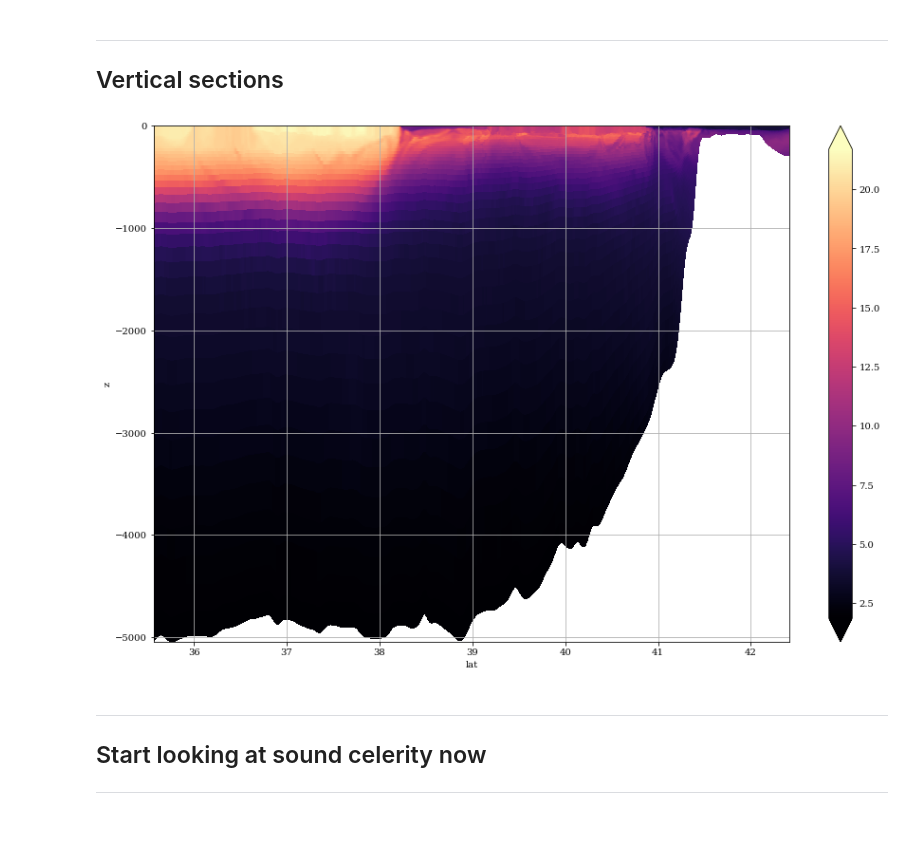
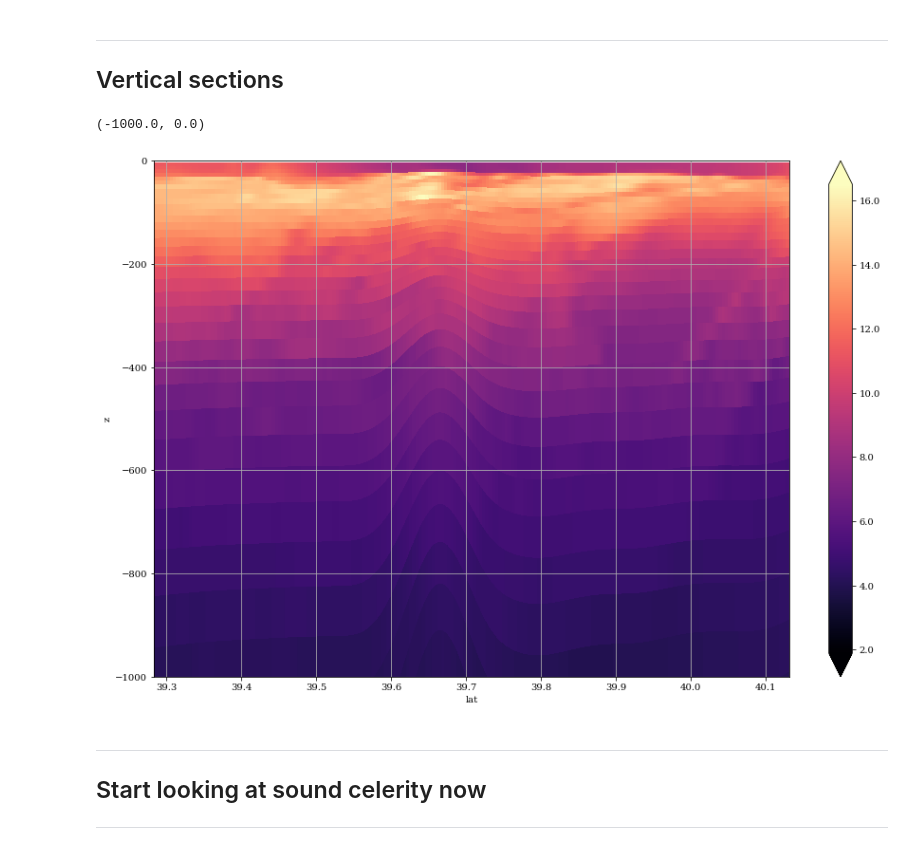
Before and after one commit to apatlpo/cognac, a Jupyter notebook: flow/celerity_maps_zoom.ipynb, the cells around one changed output. Drawn from its saved outputs; the diff is of its cells as text; code cells hidden in the pictures.

```diff
--- a/flow/celerity_maps_zoom.ipynb
+++ b/flow/celerity_maps_zoom.ipynb
@@ -19,7 +19,8 @@ from utils import *
 # load grid info
 grd = grid()
 
-zgrd = grd[100:150,100:200]
+di=200
+zgrd = grd[900:900+di,800:800+di]
 
 # output files
 ofiles = sorted(glob(grd._datadir+'*avg*.nc'))
@@ -95,0 +102,25 @@ Text(0.5,1,u'surface temperature [degC]')
+# %%
+crs = ccrs.PlateCarree()
+
+fig=plt.figure(figsize=(15,10))
+#
+ax=plt.axes(projection=crs)
+ax.set_extent(zgrd.hextent, crs)
+gl=ax.gridlines(crs=crs,draw_labels=True)
+gl.xlabels_top = False
+ax.coastlines(resolution='50m')
+#
+it = 0
+iz = -1
+ilon = zgrd.Lp/2  # used for vertical slices
+toplt = T[it,iz,zgrd.ij[0],zgrd.ij[1]]
+# should probably mask T
+cmap = plt.get_cmap('magma')
+im = ax.pcolormesh(zgrd.lon_rho,zgrd.lat_rho,toplt,
+                   vmin=toplt.min(),vmax=toplt.max(),
+                   cmap=cmap)
+cbar = plt.colorbar(im, format='%.1f', extend='both')
+ax.set_title('surface temperature [degC]')
+#grd.plot_domain(ax,color='black',lw=2)
+zgrd.plot_domain(ax,color='white',lw=2)
+#plt.savefig('figs/T_hmap.png',dpi=300)
@@ -99,23 +132,27 @@ Text(0.5,1,u'surface temperature [degC]')
 ## Vertical sections
 # %%
 #ilon = grd.Lp/2
-lat = grd.lat_rho[None,:,ilon]
-h = grd.h[None,:,ilon]
-zeta = Dataset(ofile)['zeta'][:][[it],:,ilon]
-z = grd.get_z(zeta,h,grd.sc_r[:,None],grd.Cs_r[:,None])
+lat = zgrd.lat_rho[None,:,ilon]
+h = zgrd.h[None,:,ilon]
+zeta = Dataset(ofile)['zeta'][:][:,zgrd.ij[0],zgrd.ij[1]][[it],:,ilon]
+z = zgrd.get_z(zeta,h,zgrd.sc_r[:,None],zgrd.Cs_r[:,None])
 
 plt.figure(figsize=(15,10))
 ax=plt.subplot(111)
-toplt = T[it,:,:,ilon]
+toplt = T[it,:,zgrd.ij[0],zgrd.ij[1]][:,:,ilon]
 im = ax.pcolormesh(lat,z,toplt,cmap=cmap)
+#lat = np.tile(lat,(z.shape[0],1))
+#im = ax.contourf(lat,z,toplt,cmap=cmap)
 cbar = plt.colorbar(im, format='%.1f', extend='both')
 ax.set_xlabel('lat')
 ax.set_ylabel('z')
 ax.grid(True)
+ax.set_ylim([-1000.,0.])
 
 #plt.savefig('figs/T_latz.png',dpi=300)
 # %% [output]
+(-1000.0, 0.0)
-[figure, old version]
+[figure, new version]
 # %% [markdown]
 ---
 
```
Also changed, not shown: parts of 10 cells of this notebook, 3 other files.
